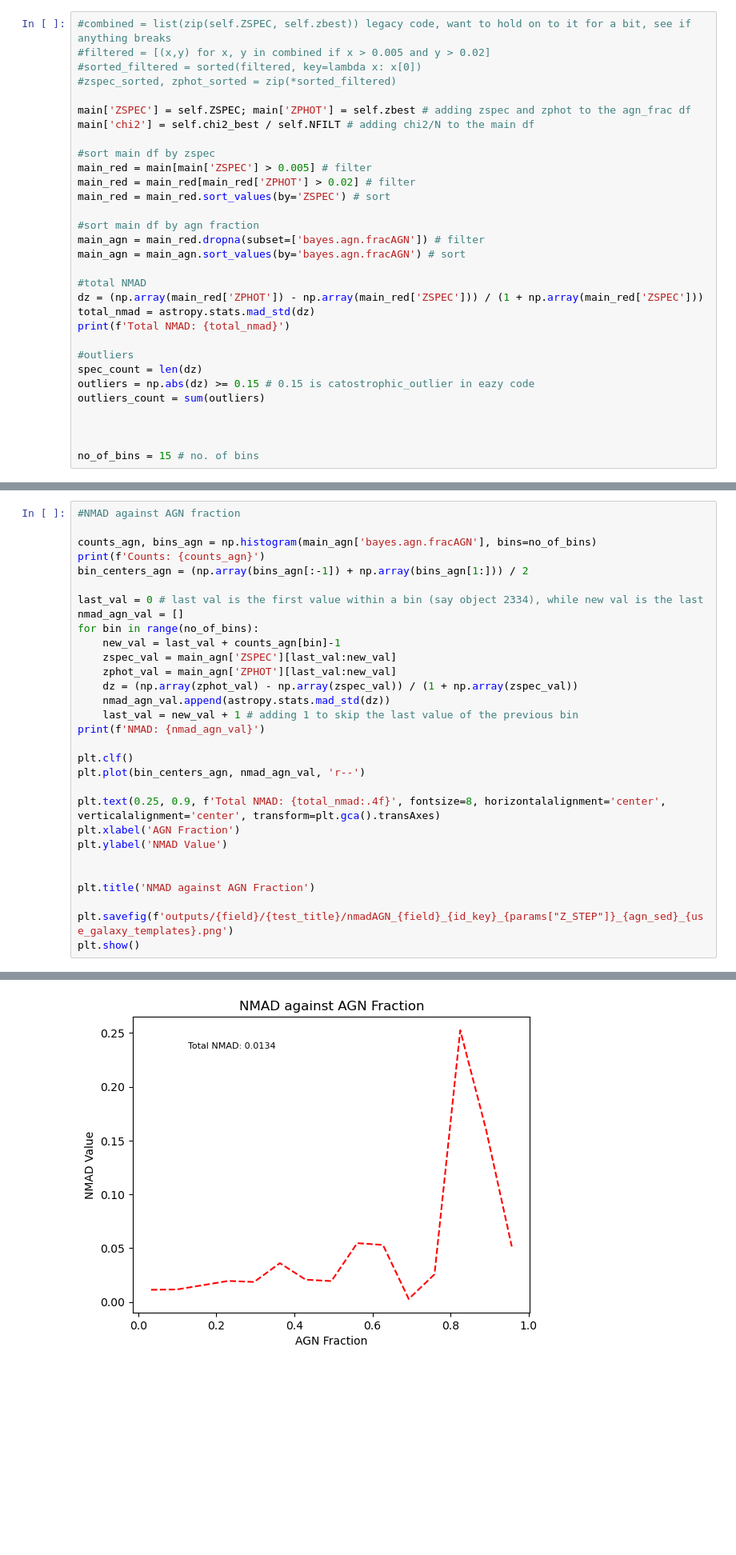
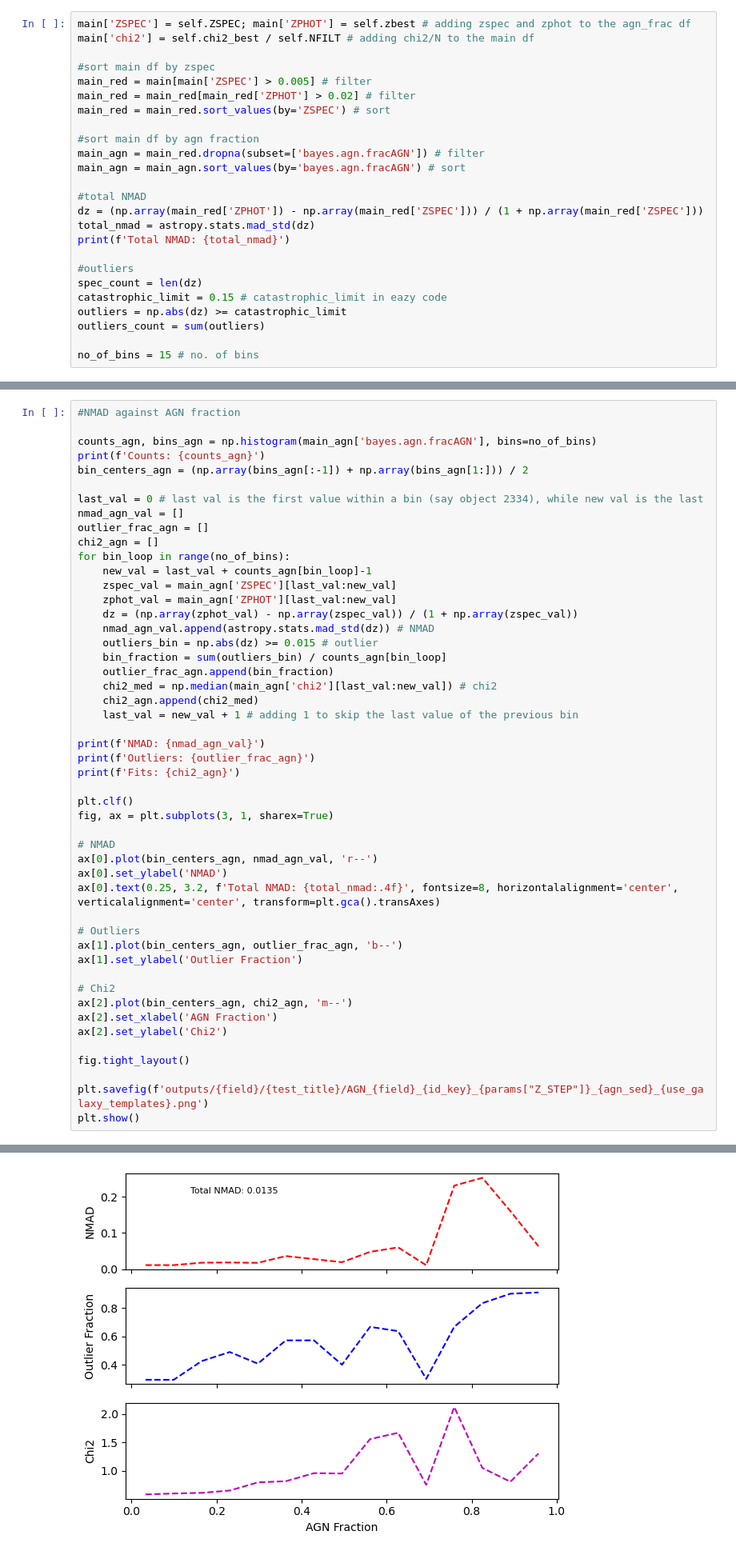
Before and after one commit to eddie-cunning/AGN_Template, a Jupyter notebook: Eazy_test.ipynb, the cells around one changed output, grey strips where cells are left out. Shown at 80% size. Drawn from its saved outputs; the diff is of its cells as text; blank space fills up the shorter version.

```diff
--- a/Eazy_test.ipynb
+++ b/Eazy_test.ipynb
@@ -332,11 +332,6 @@ only_compare = only_compare.sort_values(by='red_diff', ascending=False)
 # %% [markdown]
 Calculating NMAD in bins
 # %%
-#combined = list(zip(self.ZSPEC, self.zbest)) legacy code, want to hold on to it for a bit, see if anything breaks
-#filtered = [(x,y) for x, y in combined if x > 0.005 and y > 0.02]
-#sorted_filtered = sorted(filtered, key=lambda x: x[0])
-#zspec_sorted, zphot_sorted = zip(*sorted_filtered)
-
 main['ZSPEC'] = self.ZSPEC; main['ZPHOT'] = self.zbest # adding zspec and zphot to the agn_frac df
 main['chi2'] = self.chi2_best / self.NFILT # adding chi2/N to the main df
 
@@ -356,10 +351,9 @@ print(f'Total NMAD: {total_nmad}')
 
 #outliers
 spec_count = len(dz)
-outliers = np.abs(dz) >= 0.15 # 0.15 is catostrophic_outlier in eazy code
+catastrophic_limit = 0.15 # catastrophic_limit in eazy code
+outliers = np.abs(dz) >= catastrophic_limit
 outliers_count = sum(outliers)
 
-
-
 no_of_bins = 15 # no. of bins
 # %% [output]
@@ -411,26 +427,45 @@ bin_centers_agn = (np.array(bins_agn[:-1]) + np.array(bins_agn[1:])) / 2
 
 last_val = 0 # last val is the first value within a bin (say object 2334), while new val is the last
 nmad_agn_val = []
-for bin in range(no_of_bins):
-    new_val = last_val + counts_agn[bin]-1
+outlier_frac_agn = []
+chi2_agn = []
+for bin_loop in range(no_of_bins):
+    new_val = last_val + counts_agn[bin_loop]-1
     zspec_val = main_agn['ZSPEC'][last_val:new_val]
     zphot_val = main_agn['ZPHOT'][last_val:new_val]
     dz = (np.array(zphot_val) - np.array(zspec_val)) / (1 + np.array(zspec_val))
-    nmad_agn_val.append(astropy.stats.mad_std(dz))
+    nmad_agn_val.append(astropy.stats.mad_std(dz)) # NMAD
+    outliers_bin = np.abs(dz) >= 0.015 # outlier
+    bin_fraction = sum(outliers_bin) / counts_agn[bin_loop]
+    outlier_frac_agn.append(bin_fraction)
+    chi2_med = np.median(main_agn['chi2'][last_val:new_val]) # chi2
+    chi2_agn.append(chi2_med)
     last_val = new_val + 1 # adding 1 to skip the last value of the previous bin
+
 print(f'NMAD: {nmad_agn_val}')
+print(f'Outliers: {outlier_frac_agn}')
+print(f'Fits: {chi2_agn}')
 
 plt.clf()
-plt.plot(bin_centers_agn, nmad_agn_val, 'r--')
+fig, ax = plt.subplots(3, 1, sharex=True)
 
-plt.text(0.25, 0.9, f'Total NMAD: {total_nmad:.4f}', fontsize=8, horizontalalignment='center', verticalalignment='center', transform=plt.gca().transAxes)
-plt.xlabel('AGN Fraction')
-plt.ylabel('NMAD Value')
+# NMAD
+ax[0].plot(bin_centers_agn, nmad_agn_val, 'r--')
+ax[0].set_ylabel('NMAD')
+ax[0].text(0.25, 3.2, f'Total NMAD: {total_nmad:.4f}', fontsize=8, horizontalalignment='center', verticalalignment='center', transform=plt.gca().transAxes)
 
+# Outliers
+ax[1].plot(bin_centers_agn, outlier_frac_agn, 'b--')
+ax[1].set_ylabel('Outlier Fraction')
 
-plt.title('NMAD against AGN Fraction')
+# Chi2
+ax[2].plot(bin_centers_agn, chi2_agn, 'm--')
+ax[2].set_xlabel('AGN Fraction')
+ax[2].set_ylabel('Chi2')
 
-plt.savefig(f'outputs/{field}/{test_title}/nmadAGN_{field}_{id_key}_{params["Z_STEP"]}_{agn_sed}_{use_galaxy_templates}.png')
+fig.tight_layout()
+
+plt.savefig(f'outputs/{field}/{test_title}/AGN_{field}_{id_key}_{params["Z_STEP"]}_{agn_sed}_{use_galaxy_templates}.png')
 plt.show()
 # %% [output]
 Counts: [660 201  87  94  54  21  21  15  12  11  10   3   6  10  11]
@@ -438 +476 @@ NMAD: [0.011234776846961898, 0.011509850634308646, 0.015474166082579616, 0.01945
-[figure, old version]
+[figure, new version]
```
Also changed, not shown: parts of 32 cells of this notebook, 4 other files.
